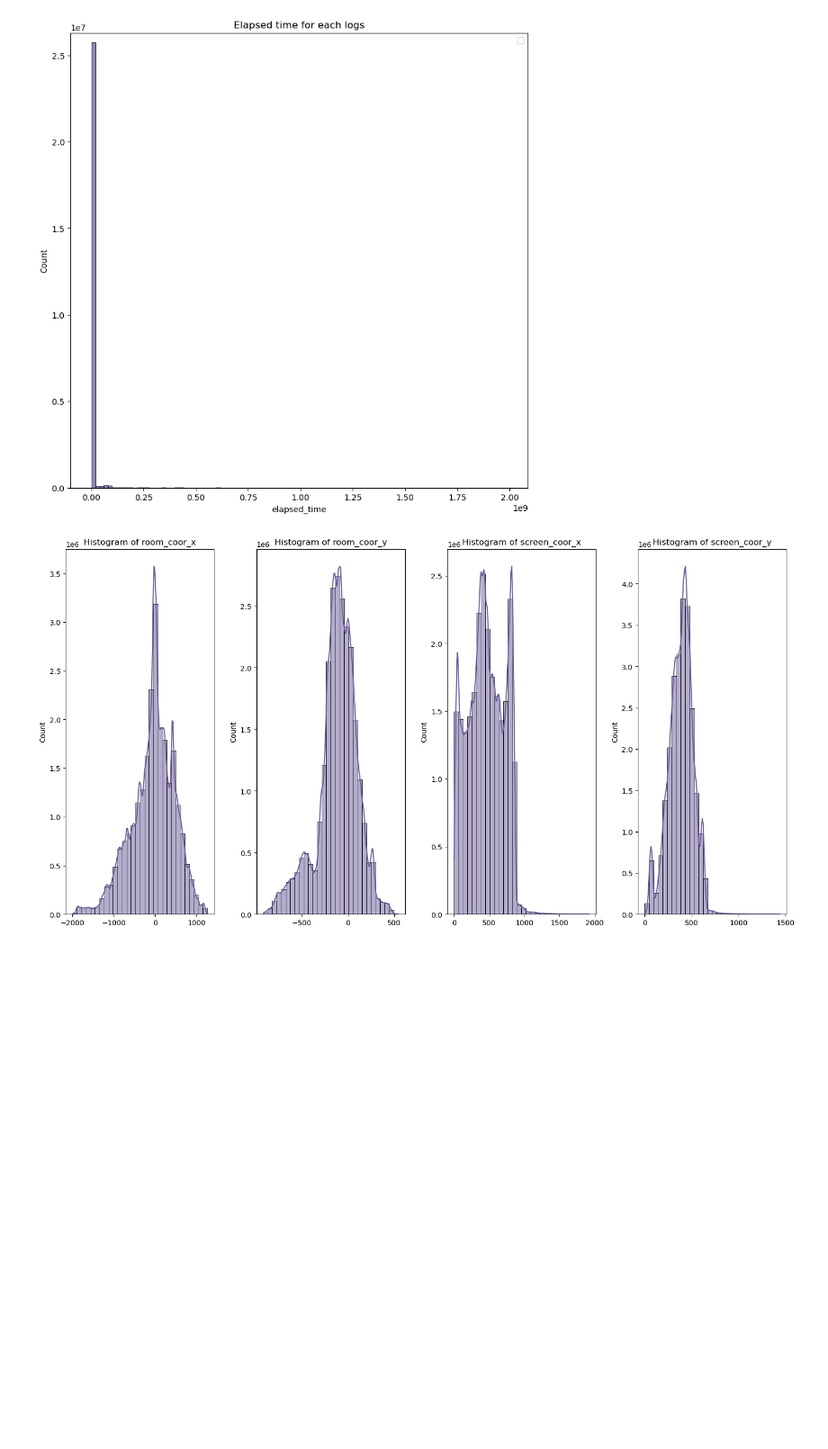
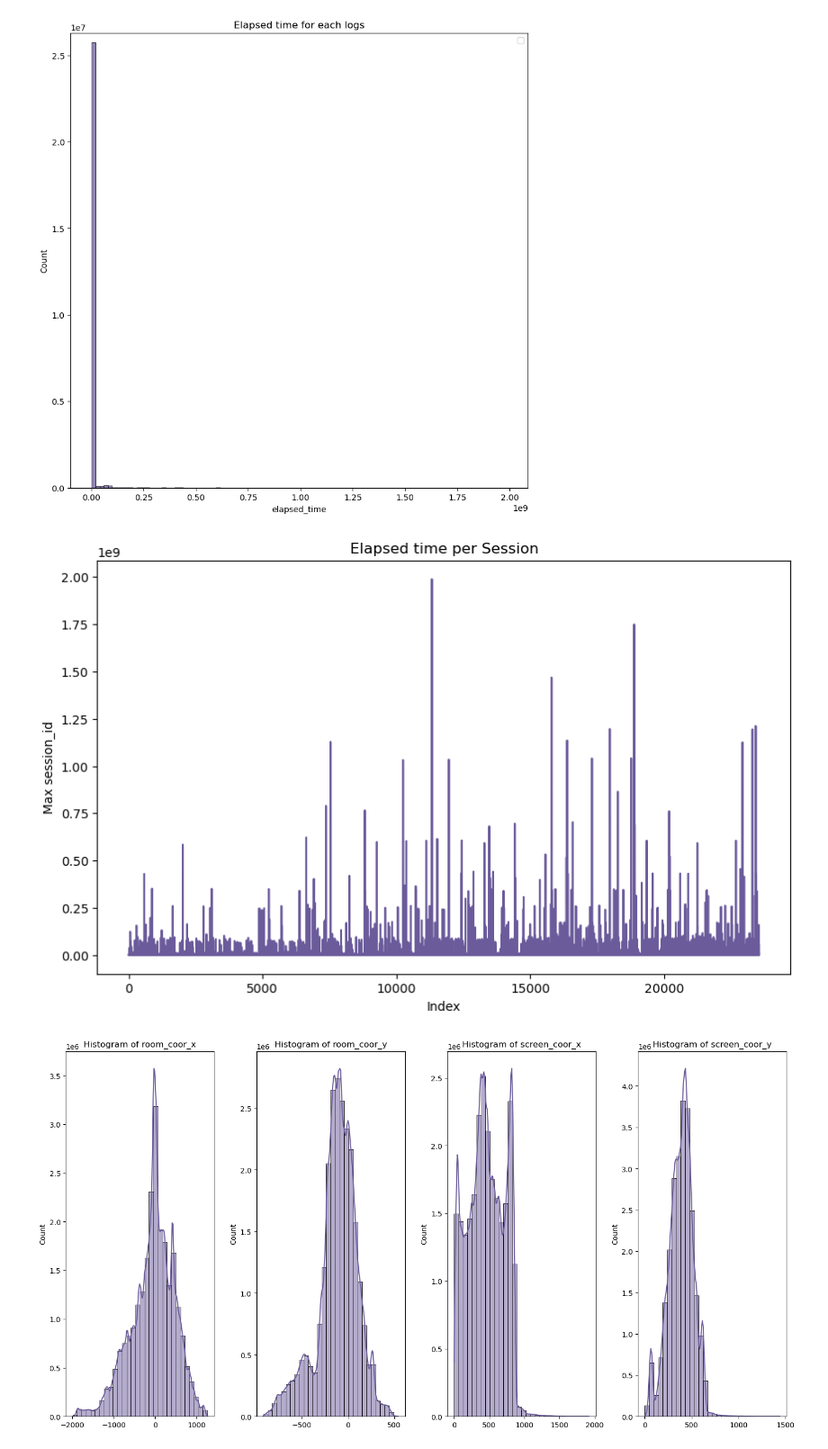
Before and after one commit to mestermarc/Student_performance_analysis, a Jupyter notebook: read_data.ipynb, the cells around one changed output. Shown at 90% size. Drawn from its saved outputs; the diff is of its cells as text; code cells hidden in the pictures; blank space fills up the shorter version.

```diff
--- a/read_data.ipynb
+++ b/read_data.ipynb
@@ -269,6 +306,19 @@ plt.show()
 # %% [output]
 No artists with labels found to put in legend.  Note that artists whose label start with an underscore are ignored when legend() is called with no argument.
 [figure]
+# %%
+session_id_max = df_train.groupby(by="session_id")["elapsed_time"].max()
+session_id_max = session_id_max.reset_index()
+session_id_max.columns = ['session_id', 'max']
+
+plt.figure(figsize=(10, 6))
+plt.plot(session_id_max.index, session_id_max['max'], color='#6b5b9b')
+plt.xlabel('Index')
+plt.ylabel('Max session_id')
+plt.title('Elapsed time per Session')
+plt.show()
+# %% [output]
+[figure, added]
 # %%
 fig, axes = plt.subplots(nrows=1, ncols=4, figsize=(15, 8))
 axes = axes.flatten()
```
Also changed, not shown: parts of 11 cells of this notebook, 1 other file.
